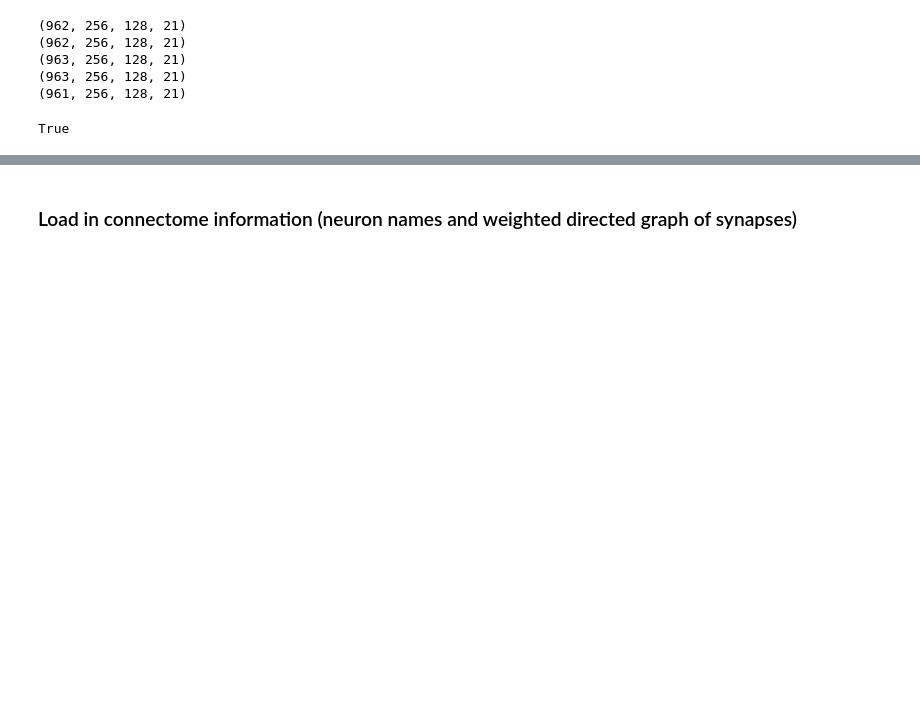
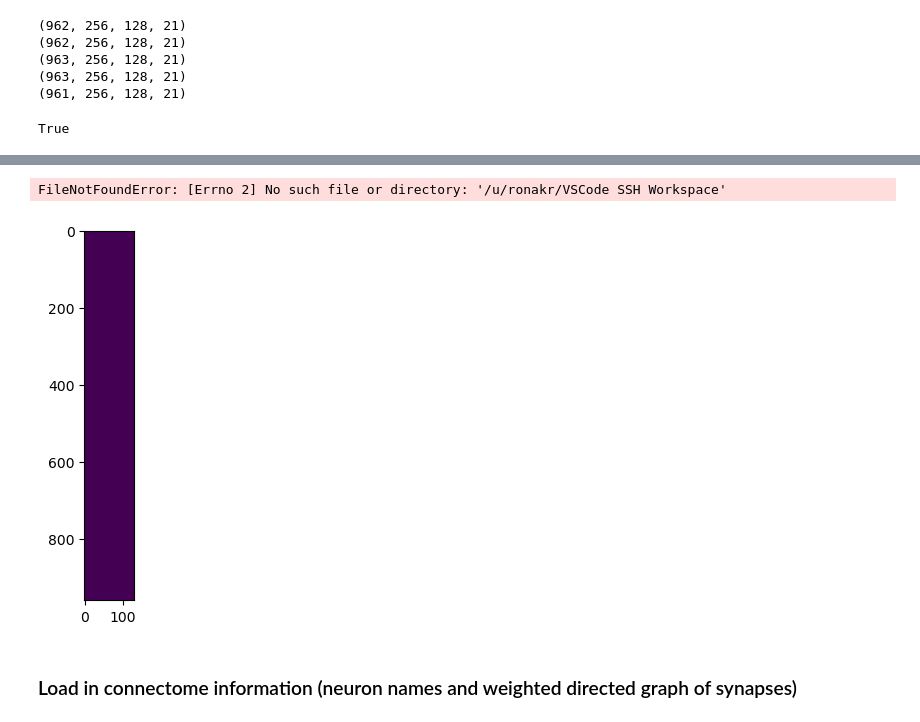
Before and after one commit to ironak/worms, a Jupyter notebook: sandbox.ipynb, the cells around one changed output, grey strips where cells are left out. Cells and saved outputs as stored; diff of their text form; code cells hidden in the pictures; blank space fills up the shorter version.

```diff
--- a/sandbox.ipynb
+++ b/sandbox.ipynb
@@ -87,3 +133,19 @@ True
+# %%
+from matplotlib.animation import FuncAnimation
+
+# %matplotlib ipympl
+fig, ax = plt.subplots()
+
+def update(i):
+    ax.imshow(data[:,i,:,15])
+
+anim = FuncAnimation(fig, update, frames=100, interval=50)
+anim.save('/u/ronakr/VSCode SSH Workspace/worms/animation02.gif', writer='imagemagick', fps=30)
+
+# plt.show()
+# %% [output]
+FileNotFoundError: [Errno 2] No such file or directory: '/u/ronakr/VSCode SSH Workspace'
+[figure, added]
 # %% [markdown]
 ### Load in connectome information (neuron names and weighted directed graph of synapses)
 # %%
```
Also changed, not shown: parts of 9 cells of this notebook, 11 other files.
